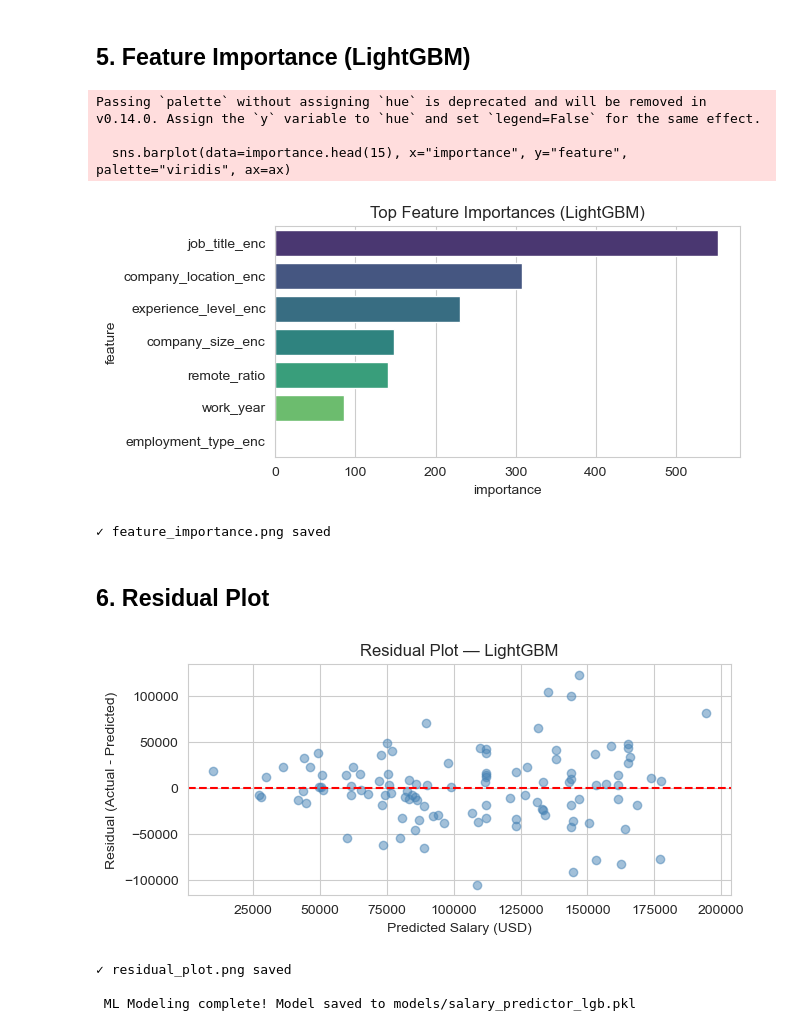
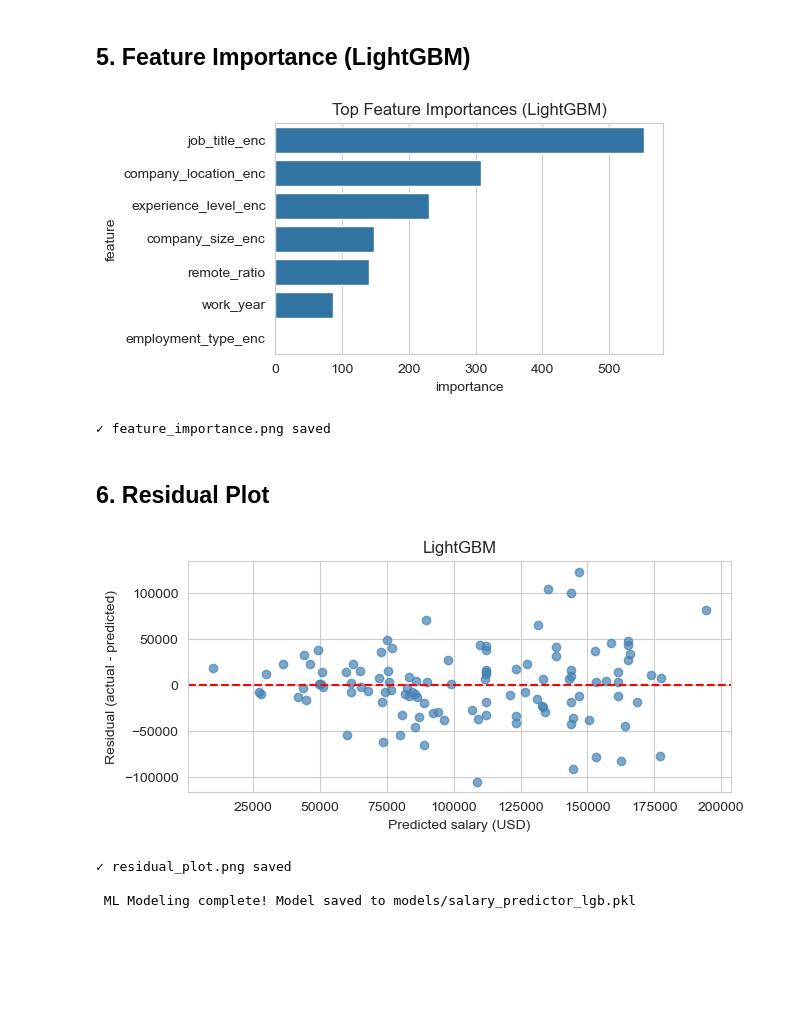
Before and after one commit to windows2t2/project-graduation, a Jupyter notebook: notebooks/02_ml_modeling.ipynb, the cells around one changed output. Saved outputs shown, nothing was run; the diff lists cells and outputs as text; code cells hidden in the pictures; blank space fills up the shorter version.

```diff
--- a/notebooks/02_ml_modeling.ipynb
+++ b/notebooks/02_ml_modeling.ipynb
@@ -145,36 +139,33 @@ LightGBM           28225.945443  38083.747406  0.564626      0.496135
 best_model = models["LightGBM"]
 importance = pd.DataFrame({"feature": feature_cols, "importance": best_model.feature_importances_}).sort_values("importance", ascending=False)
 
-fig, ax = plt.subplots(figsize=(6, 3))
-sns.barplot(data=importance.head(15), x="importance", y="feature", palette="viridis", ax=ax)
+fig, ax = plt.subplots(figsize=(5, 3))
+sns.barplot(data=importance.head(15), x="importance", y="feature", ax=ax)
 ax.set_title("Top Feature Importances (LightGBM)")
 fig.savefig(OUTPUT_DIR / "feature_importance.png", dpi=150, bbox_inches="tight")
 plt.show()
 print("\n✓ feature_importance.png saved")
 # %% [output]
+[figure, new version]
-Passing `palette` without assigning `hue` is deprecated and will be removed in v0.14.0. Assign the `y` variable to `hue` and set `legend=False` for the same effect.
-
-  sns.barplot(data=importance.head(15), x="importance", y="feature", palette="viridis", ax=ax)
+✓ feature_importance.png saved
-[figure, old version]
-✓ feature_importance.png saved
 # %% [markdown]
 ## 6. Residual Plot
 # %%
 y_pred_best = best_model.predict(X_test)
 residuals = y_test - y_pred_best
 
 fig, ax = plt.subplots(figsize=(7, 3))
-ax.scatter(y_pred_best, residuals, alpha=0.5, color="steelblue")
+ax.scatter(y_pred_best, residuals, alpha=0.7, color="steelblue")
 ax.axhline(y=0, color="red", linestyle="--")
-ax.set_xlabel("Predicted Salary (USD)")
-ax.set_ylabel("Residual (Actual - Predicted)")
-ax.set_title("Residual Plot — LightGBM")
+ax.set_xlabel("Predicted salary (USD)")
+ax.set_ylabel("Residual (actual - predicted)")
+ax.set_title("LightGBM")
 fig.savefig(OUTPUT_DIR / "residual_plot.png", dpi=150, bbox_inches="tight")
 plt.show()
 print("✓ residual_plot.png saved")
 print("\n ML Modeling complete! Model saved to models/salary_predictor_lgb.pkl")
 # %% [output]
-[figure, old version]
+[figure, new version]
 ✓ residual_plot.png saved
 
  ML Modeling complete! Model saved to models/salary_predictor_lgb.pkl
```
Also changed, not shown: parts of 1 cell of this notebook, 8 other files.
